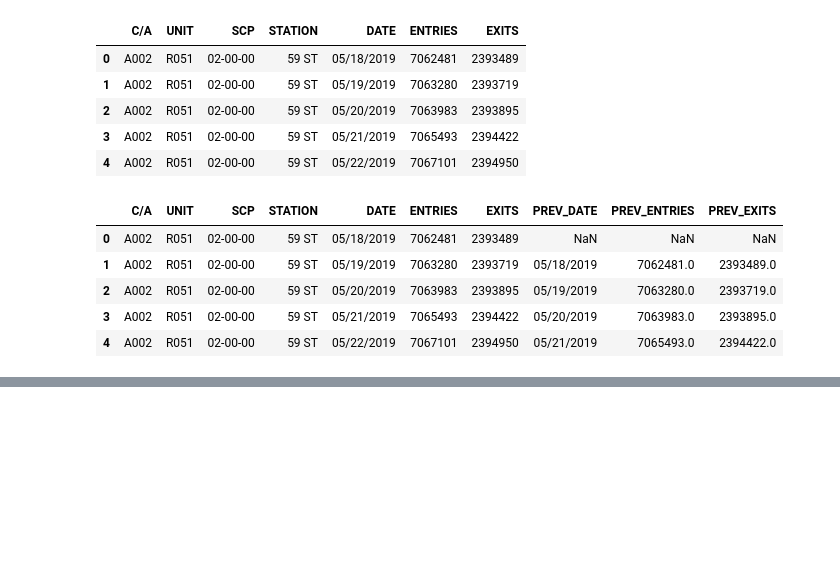
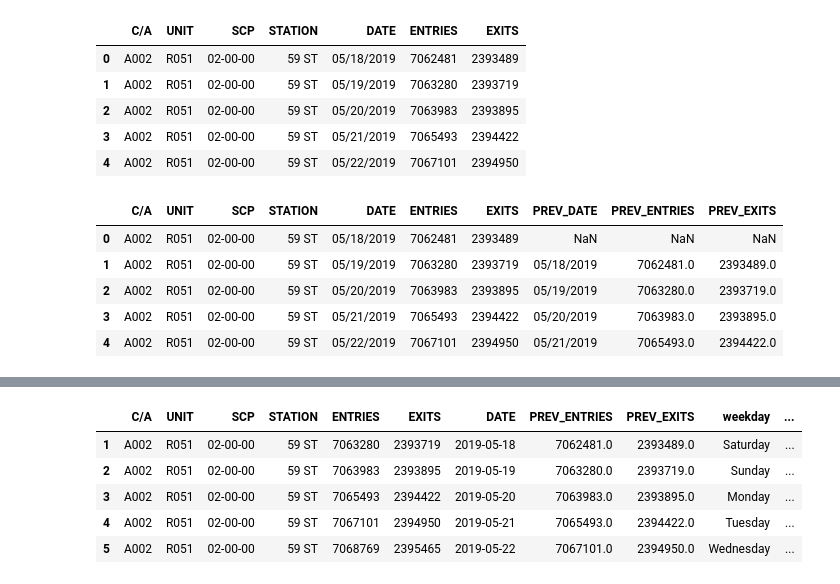
Before and after one commit to peterilhardt/MTA_turnstiles, a Jupyter notebook: data_cleaning.ipynb, the cells around one changed output, grey strips where cells are left out. Drawn from its saved outputs; the diff is of its cells as text; code cells hidden in the pictures; blank space fills up the shorter version.

```diff
--- a/data_cleaning.ipynb
+++ b/data_cleaning.ipynb
@@ -147,3 +179,15 @@ dtype: int64
+# %%
+#Calculate total daily entries and exits and save as columns
+mta_by_date['daily_entries'] = mta_by_date['ENTRIES'] - mta_by_date['PREV_ENTRIES']
+mta_by_date['daily_exits'] = mta_by_date['EXITS'] - mta_by_date['PREV_EXITS']
+mta_by_date.head()
+# %% [output]
+|  | C/A | UNIT | SCP | STATION | ENTRIES | EXITS | DATE | PREV_ENTRIES | PREV_EXITS | weekday | ... |
+| 1 | A002 | R051 | 02-00-00 | 59 ST | 7063280 | 2393719 | 2019-05-18 | 7062481.0 | 2393489.0 | Saturday | ... |
+| 2 | A002 | R051 | 02-00-00 | 59 ST | 7063983 | 2393895 | 2019-05-19 | 7063280.0 | 2393719.0 | Sunday | ... |
+| 3 | A002 | R051 | 02-00-00 | 59 ST | 7065493 | 2394422 | 2019-05-20 | 7063983.0 | 2393895.0 | Monday | ... |
+| 4 | A002 | R051 | 02-00-00 | 59 ST | 7067101 | 2394950 | 2019-05-21 | 7065493.0 | 2394422.0 | Tuesday | ... |
+| 5 | A002 | R051 | 02-00-00 | 59 ST | 7068769 | 2395465 | 2019-05-22 | 7067101.0 | 2394950.0 | Wednesday | ... |
 # %%
 mta.to_pickle('turnstiles_full.pickle')
 mta_by_date.to_pickle('turnstiles_by_day.pickle')
```
Also changed, not shown: parts of 3 cells of this notebook.
